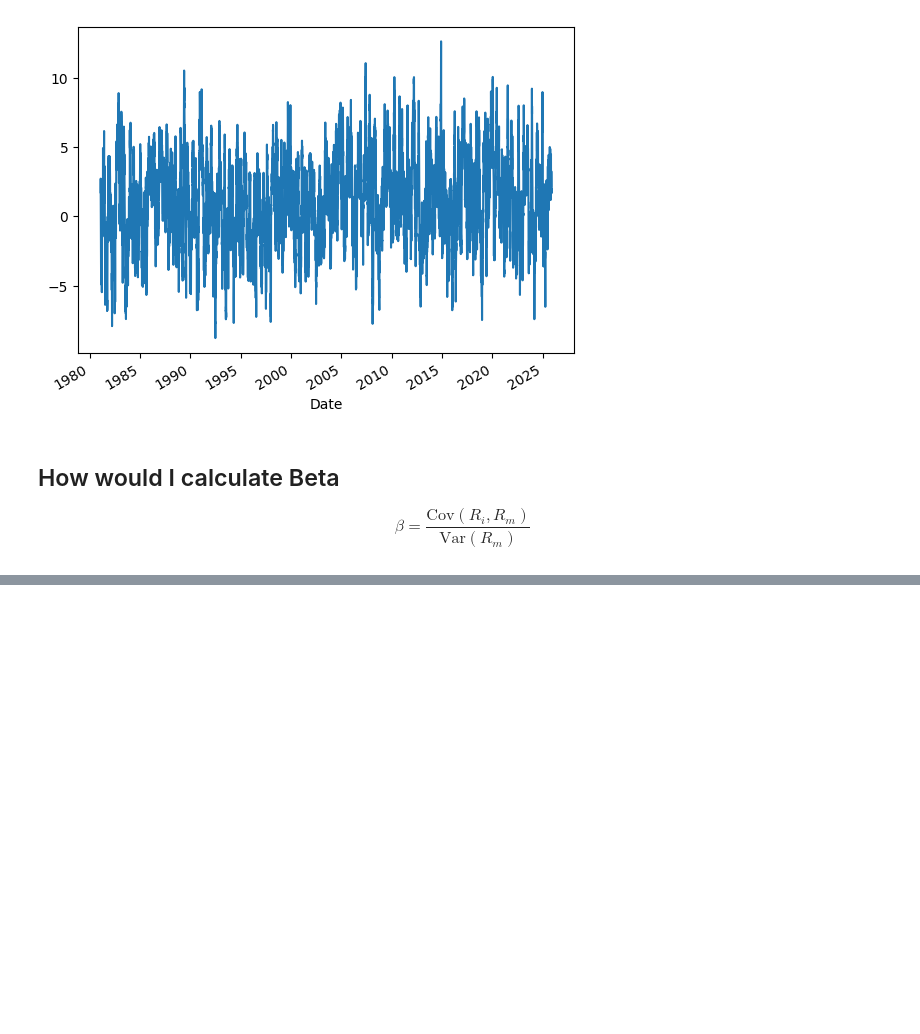
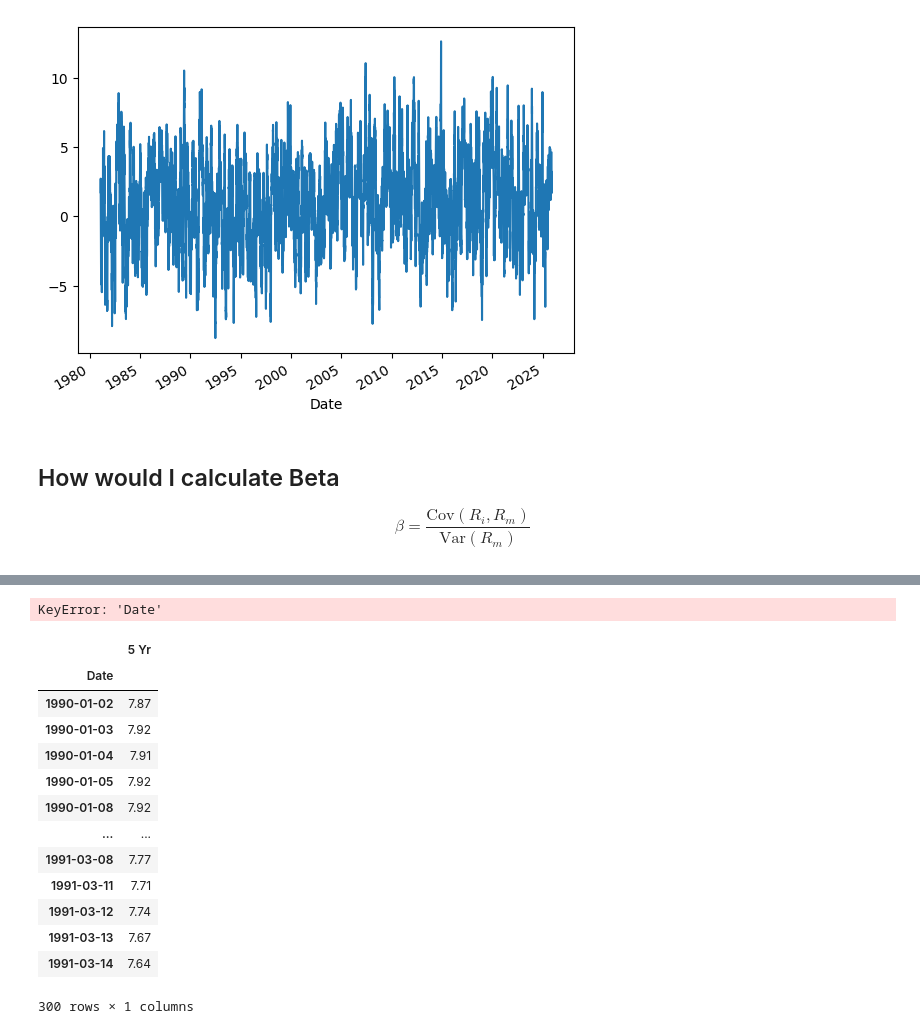
Before and after one commit to jasonrdz/economic-outlook, a Jupyter notebook: fundamental.ipynb, the cells around one changed output, grey strips where cells are left out. Cells and saved outputs as stored; diff of their text form; code cells hidden in the pictures; blank space fills up the shorter version.

```diff
--- a/fundamental.ipynb
+++ b/fundamental.ipynb
@@ -362,0 +346,13 @@ Name: Close, Length: 11327, dtype: float64
+# %%
+import requests
+
+url = "https://home.treasury.gov/resource-center/data-chart-center/interest-rates/TextView?type=daily_treasury_yield_curve&field_tdr_date_value=all"
+
+# Read tables from the page
+tables = pd.read_html(url)
+
+# Usually the first table is the main data
+df = tables[0]
+
+# Preview
+print(df.head())
@@ -362,0 +377,24 @@ Name: Close, Length: 11327, dtype: float64
+# %%
+df.columns
+df['Date'] = pd.to_datetime(df['Date'])
+df = df.set_index('Date')
+# %% [output]
+KeyError: 'Date'
+# %%
+df = df.drop(columns=[col for col in df.columns if col != '5 Yr'])
+df
+# %% [output]
+|  | 5 Yr |
+| Date |  |
+| 1990-01-02 | 7.87 |
+| 1990-01-03 | 7.92 |
+| 1990-01-04 | 7.91 |
+| 1990-01-05 | 7.92 |
+| 1990-01-08 | 7.92 |
+| ... | ... |
+| 1991-03-08 | 7.77 |
+| 1991-03-11 | 7.71 |
+| 1991-03-12 | 7.74 |
+| 1991-03-13 | 7.67 |
+| 1991-03-14 | 7.64 |
+300 rows × 1 columns
```
Also changed, not shown: parts of 9 cells of this notebook.
